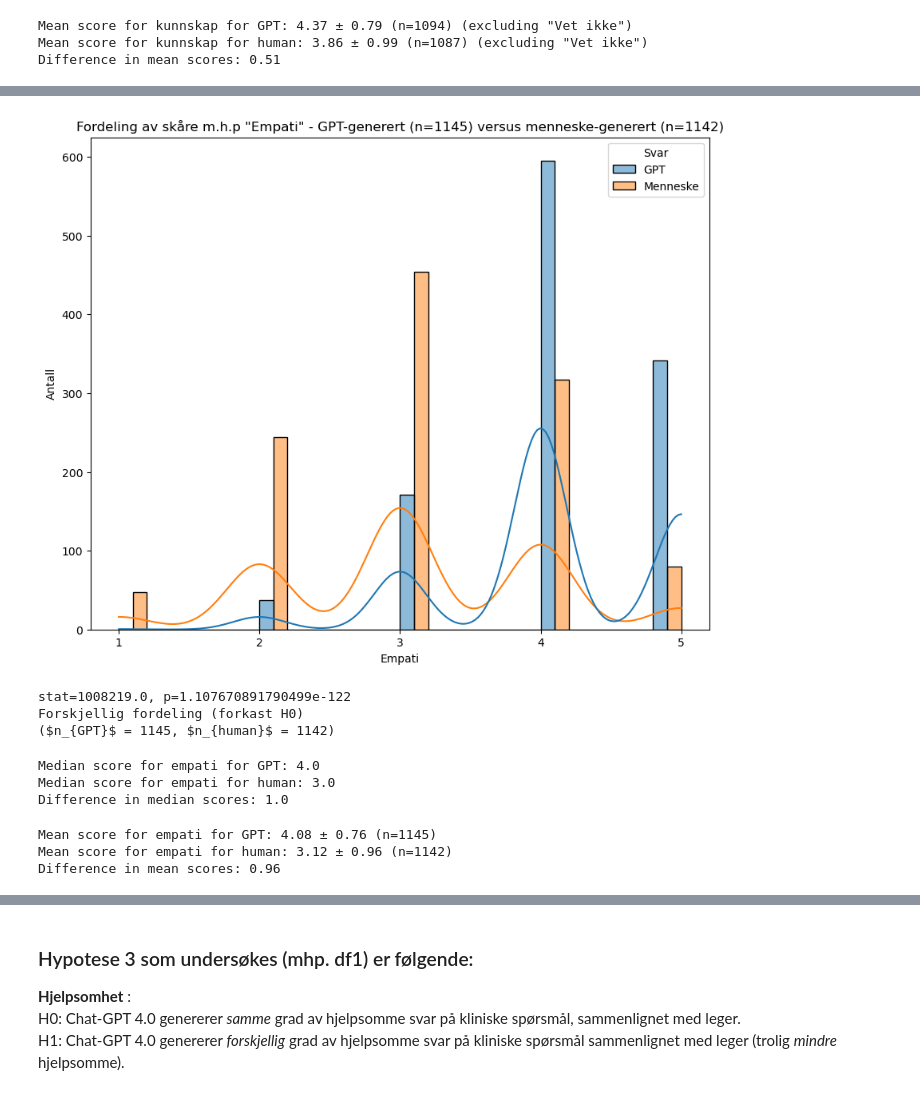
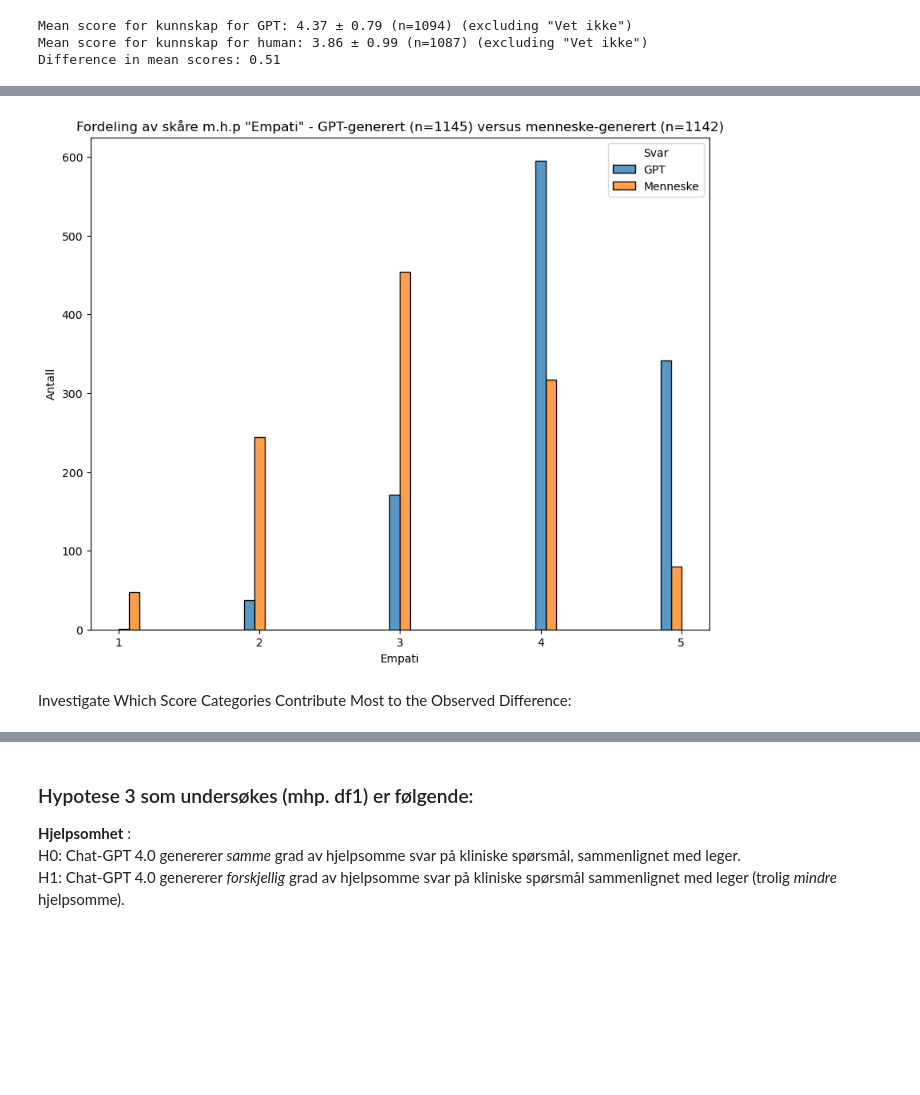
Before and after one commit to MMIV-ML/helseveileder, a Jupyter notebook: notebooks/1-analysis.ipynb, the cells around one changed output, grey strips where cells are left out. Saved outputs shown, nothing was run; the diff lists cells and outputs as text; code cells hidden in the pictures; blank space fills up the shorter version.

```diff
--- a/notebooks/1-analysis.ipynb
+++ b/notebooks/1-analysis.ipynb
@@ -52,4 +40,4 @@ latest_date = '310124-190224' # from 2024-02-22 and onwards
 # %%
-df = pd.read_csv(f'{DATA}/merged_data-{latest_date}.csv')
+df = pd.read_csv('../data/helseveileder_2287x18.csv')
 len(df)
 # %% [output]
@@ -203,6 +153,6 @@ memory usage: 276.9+ KB
 # %%
-df_GPT = df1[df1['chatgpt'] == True]
-df_human = df1[df1['chatgpt'] == False]
+df_GPT = df[df['chatgpt'] == True]
+df_human = df[df['chatgpt'] == False]
 
 print(f'len(df_GPT)={len(df_GPT)}, len(df_human)={len(df_human)}')
 
@@ -210,13 +160,13 @@ print(f'len(df_GPT)={len(df_GPT)}, len(df_human)={len(df_human)}')
 
 fig, ax = plt.subplots(1, 3, figsize=(15, 5))
 
-sns.boxplot(x='chatgpt', y='kunnskap', data=df1, ax=ax[0])
+sns.boxplot(x='chatgpt', y='kunnskap', data=df, ax=ax[0])
 ax[0].set_title('Kunnskap')
 
-sns.boxplot(x='chatgpt', y='empati', data=df1, ax=ax[1])
+sns.boxplot(x='chatgpt', y='empati', data=df, ax=ax[1])
 ax[1].set_title('Empati')
 
-sns.boxplot(x='chatgpt', y='hjelpsomhet', data=df1, ax=ax[2])
+sns.boxplot(x='chatgpt', y='hjelpsomhet', data=df, ax=ax[2])
 ax[2].set_title('Hjelpsomhet')
 
 for a in ax:
@@ -406,75 +1069,24 @@ H1: Chat-GPT 4.0 genererer svar på kliniske spørsmål med _ulik_ grad av empat
 # %%
 # Plot the distribution of the scores for "empati" -  GPT versus human
 
 fig, ax = plt.subplots(figsize=(10, 8))
 
 # Combine the data into a single DataFrame
 df_combined = pd.concat([df_GPT[['empati']].assign(Svar='GPT'), df_human[['empati']].assign(Svar='Menneske')])
 
 # Plot the histograms side by side
-sns.histplot(data=df_combined, x='empati', hue='Svar', multiple='dodge', kde=True, binwidth=0.2)
+sns.histplot(data=df_combined, x='empati', hue='Svar', multiple='dodge')
 
 # Make the x-ticks integers centerd between the two bars
 plt.xticks(np.arange(1, 6, 1))
 
 plt.xlabel('Empati')
 plt.ylabel('Antall')
 plt.title(f'Fordeling av skåre m.h.p "Empati" - GPT-generert (n={len(df_GPT)}) versus menneske-generert (n={len(df_human)})')
 
 
 plt.show()
 # %% [output]
-[figure, old version]
+[figure, new version]
-# %%
-# Test the following hypothesis: H0: The distribution of the scores for empati for GPT and human are the same
-# vs. H1: The distribution of the scores for empati for GPT and human are different (human scores are likely higher)
-
-from scipy.stats import mannwhitneyu
-
-# Perform the Mann-Whitney U test
-stat, p = mannwhitneyu(df_GPT['empati'], df_human['empati'])
-print(f'stat={stat}, p={p}')
-
-# Interpret the p-value
-alpha = 0.05
-
-if p > alpha:
-    print('Samme fordeling (kan ikke forkaste H0)')
-else:
-    print('Forskjellig fordeling (forkast H0)')
-
-print(f'($n_{{GPT}}$ = {len(df_GPT)}, $n_{{human}}$ = {len(df_human)})')
-# %% [output]
-stat=1008219.0, p=1.107670891790499e-122
-Forskjellig fordeling (forkast H0)
-($n_{GPT}$ = 1145, $n_{human}$ = 1142)
-# %%
-# How large is the difference in the median scores of empati for GPT and human?
-
-median_GPT = df_GPT['empati'].median()
-median_human = df_human['empati'].median()
-diff = median_GPT - median_human
-print(f'Median score for empati for GPT: {median_GPT}')
-print(f'Median score for empati for human: {median_human}')
-print(f'Difference in median scores: {diff}')
-# %% [output]
-Median score for empati for GPT: 4.0
-Median score for empati for human: 3.0
-Difference in median scores: 1.0
-# %%
-# How large is the difference in the mean scores of empati for GPT and human?
-
-mean_GPT = df_GPT['empati'].mean()
-mean_human = df_human['empati'].mean()
-
-std_GPT = df_GPT['empati'].std()
-std_human = df_human['empati'].std()
-
-diff = mean_GPT - mean_human
-print(f'Mean score for empati for GPT: {mean_GPT:.2f} ± {std_GPT:.2f} (n={len(df_GPT)})')
-print(f'Mean score for empati for human: {mean_human:.2f} ± {std_human:.2f} (n={len(df_human)})')
-print(f'Difference in mean scores: {diff:.2f}')
-# %% [output]
-Mean score for empati for GPT: 4.08 ± 0.76 (n=1145)
-Mean score for empati for human: 3.12 ± 0.96 (n=1142)
-Difference in mean scores: 0.96
+# %% [markdown]
+Investigate Which Score Categories Contribute Most to the Observed Difference:
```
Also changed, not shown: parts of 70 cells of this notebook, 1 other file.
